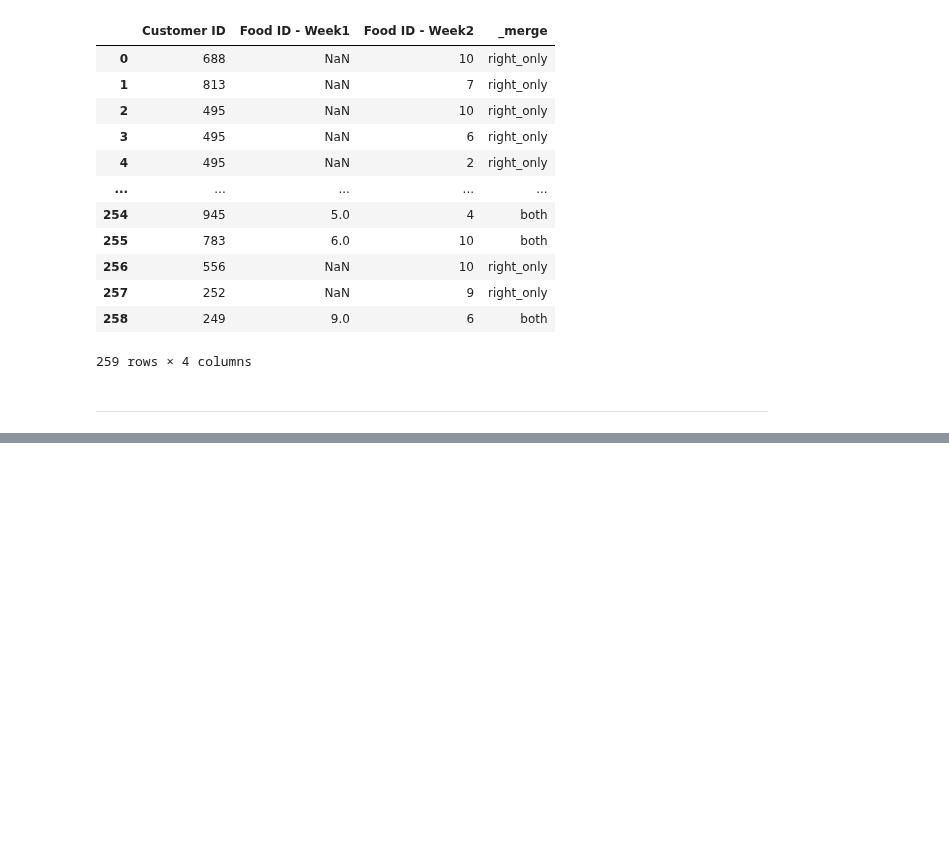
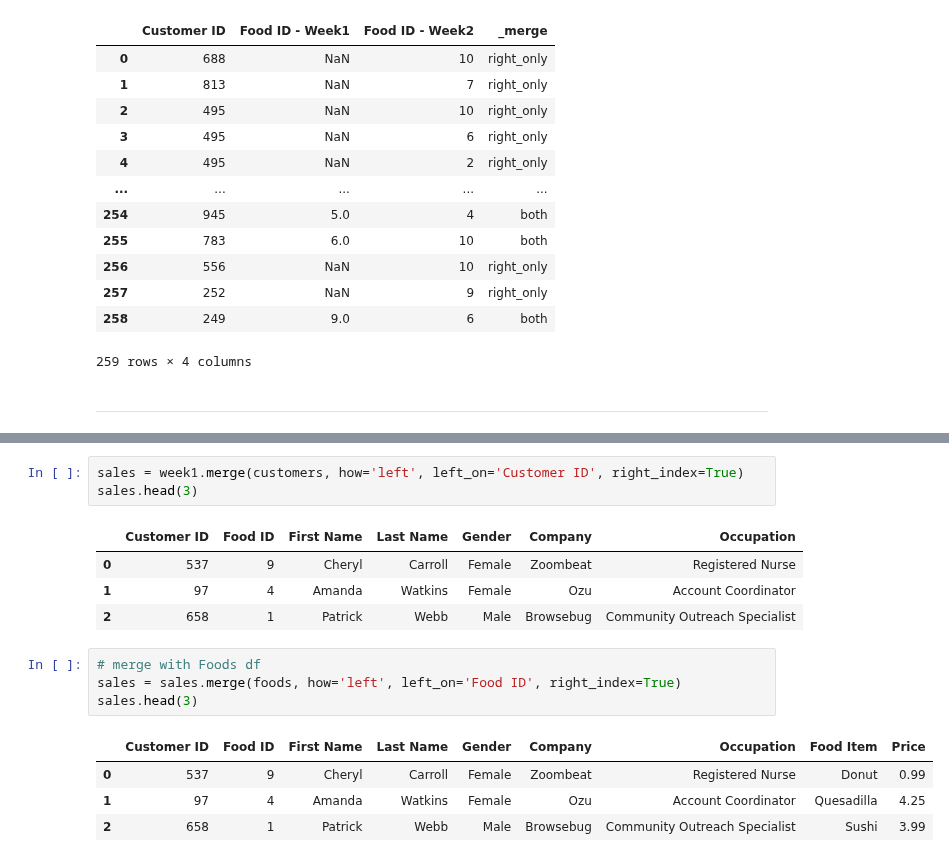
Before and after one commit to ptyadana/Data-Science-and-Machine-Learning-Projects-Dojo, a Jupyter notebook: Pandas - Data Analysis with Pandas and Python - BP/09_Merging_Joining_Concatenating_DataFrames.ipynb, the cells around one changed output, grey strips where cells are left out. Cells and saved outputs as stored; diff of their text form; blank space fills up the shorter version.

```diff
--- a/Pandas - Data Analysis with Pandas and Python - BP/09_Merging_Joining_Concatenating_DataFrames.ipynb
+++ b/Pandas - Data Analysis with Pandas and Python - BP/09_Merging_Joining_Concatenating_DataFrames.ipynb
@@ -427,0 +517,17 @@ week1.merge(week2, how='right', on='Customer ID', suffixes=[' - Week1', ' - Week
+# %%
+sales = week1.merge(customers, how='left', left_on='Customer ID', right_index=True)
+sales.head(3)
+# %% [output]
+|  | Customer ID | Food ID | First Name | Last Name | Gender | Company | Occupation |
+| 0 | 537 | 9 | Cheryl | Carroll | Female | Zoombeat | Registered Nurse |
+| 1 | 97 | 4 | Amanda | Watkins | Female | Ozu | Account Coordinator |
+| 2 | 658 | 1 | Patrick | Webb | Male | Browsebug | Community Outreach Specialist |
+# %%
+# merge with Foods df
+sales = sales.merge(foods, how='left', left_on='Food ID', right_index=True)
+sales.head(3)
+# %% [output]
+|  | Customer ID | Food ID | First Name | Last Name | Gender | Company | Occupation | Food Item | Price |
+| 0 | 537 | 9 | Cheryl | Carroll | Female | Zoombeat | Registered Nurse | Donut | 0.99 |
+| 1 | 97 | 4 | Amanda | Watkins | Female | Ozu | Account Coordinator | Quesadilla | 4.25 |
+| 2 | 658 | 1 | Patrick | Webb | Male | Browsebug | Community Outreach Specialist | Sushi | 3.99 |
```
Also changed, not shown: parts of 33 cells of this notebook.
